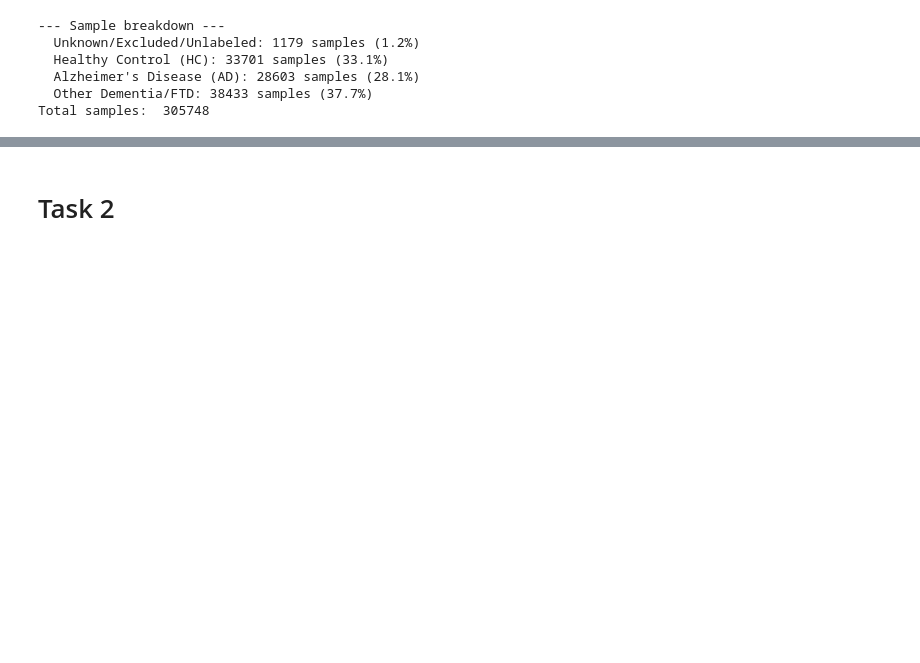
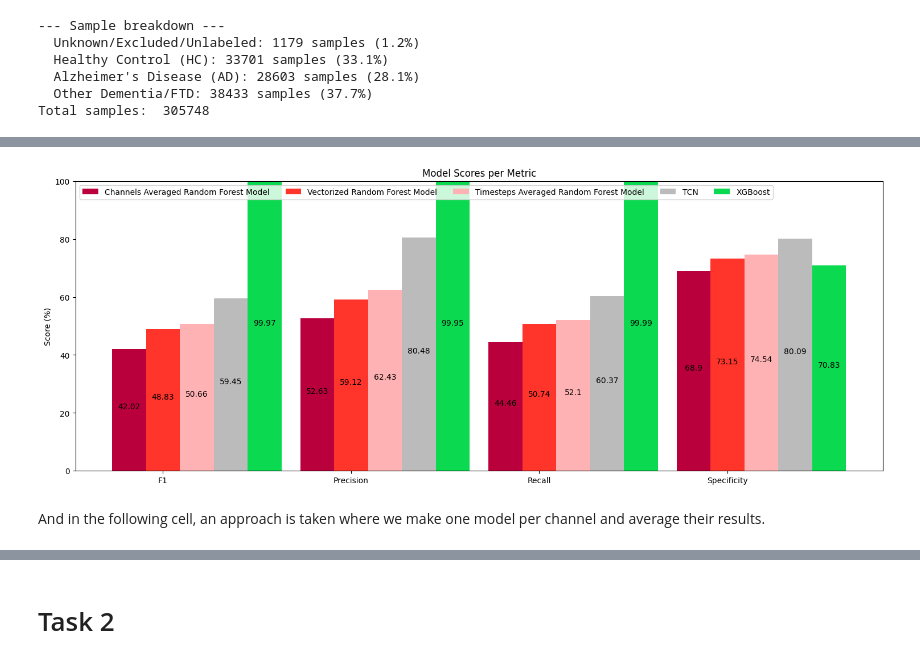
Before and after one commit to aaron1857/EEG-AlzheimerClassifier, a Jupyter notebook: test.ipynb, the cells around one changed output, grey strips where cells are left out. Cells and saved outputs as stored; diff of their text form; code cells hidden in the pictures; blank space fills up the shorter version.

```diff
--- a/test.ipynb
+++ b/test.ipynb
@@ -347,15 +290,19 @@ from sklearn.preprocessing import LabelEncoder
 from sklearn.model_selection import train_test_split
 from torch.utils.data import TensorDataset
 
+# 1 Clean labels
+
 # 2. Encode labels
 le = LabelEncoder()
-y_encoded = le.fit_transform(y_labels[:, 2])
+y_encoded = le.fit_transform(cleaned_labels)
 print("Classes mapping:", dict(enumerate(le.classes_)))
 
 # 3. Transpose X_raw (Samples, Time, Channels) -> (Samples, Channels, Time)
 X_transposed = np.transpose(X_raw, (0, 2, 1))
 print(f"Original shape: {X_raw.shape}")
 print(f"Transposed shape: {X_transposed.shape}")
+
+np.savetxt("drive/MyDrive/SeniorDesign/data.csv", X_raw[0], delimiter=",")
 
 # 4. Convert to PyTorch tensors
 X_tensor = torch.tensor(X_transposed, dtype=torch.float32)
@@ -509,18 +349,19 @@ class NeuralNetwork(nn.Module):
         # Initialize TCN with specified parameters
         self.tcn = TCN(
             num_inputs=19,
-            num_channels=[128],
-            kernel_size=4,
+            num_channels=[128, 64, 64, 32, 32, 16],
+            kernel_size=31,
             dropout=0.1,
-            causal=True,
-            input_shape='NCL'
+            causal=False,
+            input_shape='NCL',
+            activation='relu'
         )
-        # Linear layer mapping 128 output channels to 5 classes
-        self.linear = nn.Linear(128, 5)
+        self.linear = nn.Linear(16,3)
 
     def forward(self, x):
         # Pass input through TCN
         tcn_out = self.tcn(x)
+        # return tcn_out[:, :, -1]
         # Extract the output of the last time step
         # Shape: (Batch, Channels, Time) -> (Batch, Channels)
         last_step_out = tcn_out[:, :, -1]
@@ -732,2 +895,57 @@ Fit a model to the X and y values
+# %%
+import matplotlib.pyplot as plt
+
+if 'metrics_1' not in vars() or 'metrics_2' not in vars() or 'metrics_3' not in vars() or 'model_1_name' not in vars() or 'model_2_name' not in vars() or 'model_3_name' not in vars() or 'xgboost_metrics' not in vars():
+  model_1_name = "timesteps_averaged_random_forest_model"
+  model_2_name = "channels_averaged_random_forest_model"
+  model_3_name = "vectorized_random_forest_model"
+  # Averaging over time steps and leaving each channel separate
+  metrics_1 = {'f1': 0.5065541738217728, 'precision': 0.624327541037041, 'recall': 0.5209946396664681, 'specificity': 0.7454475855498239}
+  # Averaging over channels and leaving each time step separate
+  metrics_2 = {'f1': 0.4202044926277606, 'precision': 0.5263277706461394, 'recall': 0.4446098868374032, 'specificity': 0.6890244709914333}
+  # Averaging over nothing and vectorizing input data
+  metrics_3 = {'f1': 0.4882627632566844, 'precision': 0.5911645532914073, 'recall': 0.507395274965257, 'specificity': 0.731462583768323}
+  tcn_metrics = {'f1': 0.5945, 'precision': 0.8048, 'recall': 0.6037, 'specificity': 0.8009}
+  xgboost_metrics = {'f1': 0.9996644420416838, 'precision': 0.9994781182434951, 'recall': 0.9998508353221957, 'specificity': 0.7083333333333334}
+
+# Derived from the default code for matplotlib plots: https://matplotlib.org/stable/gallery/lines_bars_and_markers/barchart.html
+
+metrics = ("F1", "Precision", "Recall", "Specificity")
+
+model_1_title_cleaned = model_1_name.replace("_"," ").title()
+model_2_title_cleaned = model_2_name.replace("_"," ").title()
+model_3_title_cleaned = model_3_name.replace("_"," ").title()
+
+model_scores = {
+  model_2_title_cleaned: (round(metrics_2['f1']*100, 2), round(metrics_2['precision']*100, 2), round(metrics_2['recall']*100, 2), round(metrics_2['specificity']*100, 2)),
+  model_3_title_cleaned: (round(metrics_3['f1']*100, 2), round(metrics_3['precision']*100, 2), round(metrics_3['recall']*100, 2), round(metrics_3['specificity']*100, 2)),
+  model_1_title_cleaned: (round(metrics_1['f1']*100, 2), round(metrics_1['precision']*100, 2), round(metrics_1['recall']*100, 2), round(metrics_1['specificity']*100, 2)),
+  "TCN": (round(tcn_metrics['f1']*100, 2), round(tcn_metrics['precision']*100, 2), round(tcn_metrics['recall']*100, 2), round(tcn_metrics['specificity']*100, 2)),
+  "XGBoost": (round(xgboost_metrics['f1']*100, 2), round(xgboost_metrics['precision']*100, 2), round(xgboost_metrics['recall']*100, 2), round(xgboost_metrics['specificity']*100, 2)),
+}
+
+x = np.arange(len(metrics))  # the label locations
+width = 0.18  # the width of the bars
+multiplier = 0
+colors = ["#ba003c", "#ff342b","#ffb2b3", "#bbbbbb", "#0bda51"]
+
+fig, ax = plt.subplots(layout='compressed', figsize = (7.41*2, 2.82*2))
+
+for attribute, measurement in model_scores.items():
+    offset = width * multiplier
+    rects = ax.bar(x + offset, measurement, width, label=attribute, color=colors[multiplier])
+    ax.bar_label(rects, padding=4, label_type = "center")
+    multiplier += 1
+
+ax.set_ylabel('Score (%)')
+ax.set_title('Model Scores per Metric')
+ax.set_xticks(x + width, metrics)
+ax.legend(loc='upper left', ncols=5)
+ax.set_ylim(0, 100)
+plt.show()
+# %% [output]
+[figure, added]
+# %% [markdown]
+And in the following cell, an approach is taken where we make one model per channel and average their results.
 # %%
 from sklearn.ensemble import RandomForestClassifier
```
Also changed, not shown: parts of 65 cells of this notebook.
